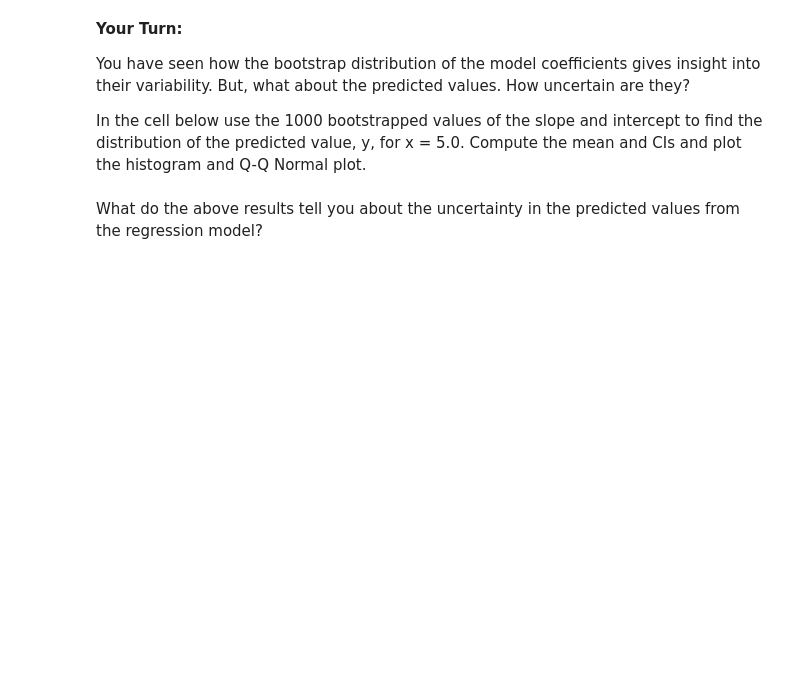
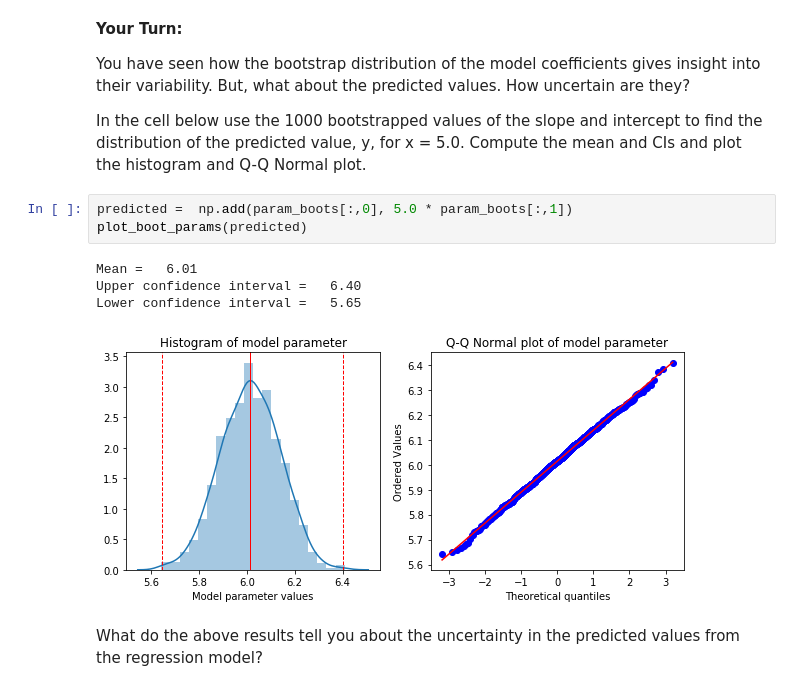
Before and after one commit to StephenElston/DataScience410, a Jupyter notebook: Lecture6/Linear_Regression_with_Bootstrapping.ipynb, the cells around one changed output. Saved outputs shown, nothing was run; the diff lists cells and outputs as text; blank space fills up the shorter version.

```diff
--- a/Lecture6/Linear_Regression_with_Bootstrapping.ipynb
+++ b/Lecture6/Linear_Regression_with_Bootstrapping.ipynb
@@ -152,6 +180,14 @@ The plot above shows the following:
 You have seen how the bootstrap distribution of the model coefficients gives insight into their variability. But, what about the predicted values. How uncertain are they?
 
 In the cell below use the 1000 bootstrapped values of the slope and intercept to find the distribution of the predicted value, y, for x = 5.0. Compute the mean and CIs and plot the histogram and Q-Q Normal plot.
+# %%
+predicted =  np.add(param_boots[:,0], 5.0 * param_boots[:,1])
+plot_boot_params(predicted)
+# %% [output]
+Mean =   6.01
+Upper confidence interval =   6.40
+Lower confidence interval =   5.65
+[figure, added]
 # %% [markdown]
 What do the above results tell you about the uncertainty in the predicted values from the regression model?
 # %% [markdown]
```
Also changed, not shown: parts of 6 cells of this notebook, 1 other file.
